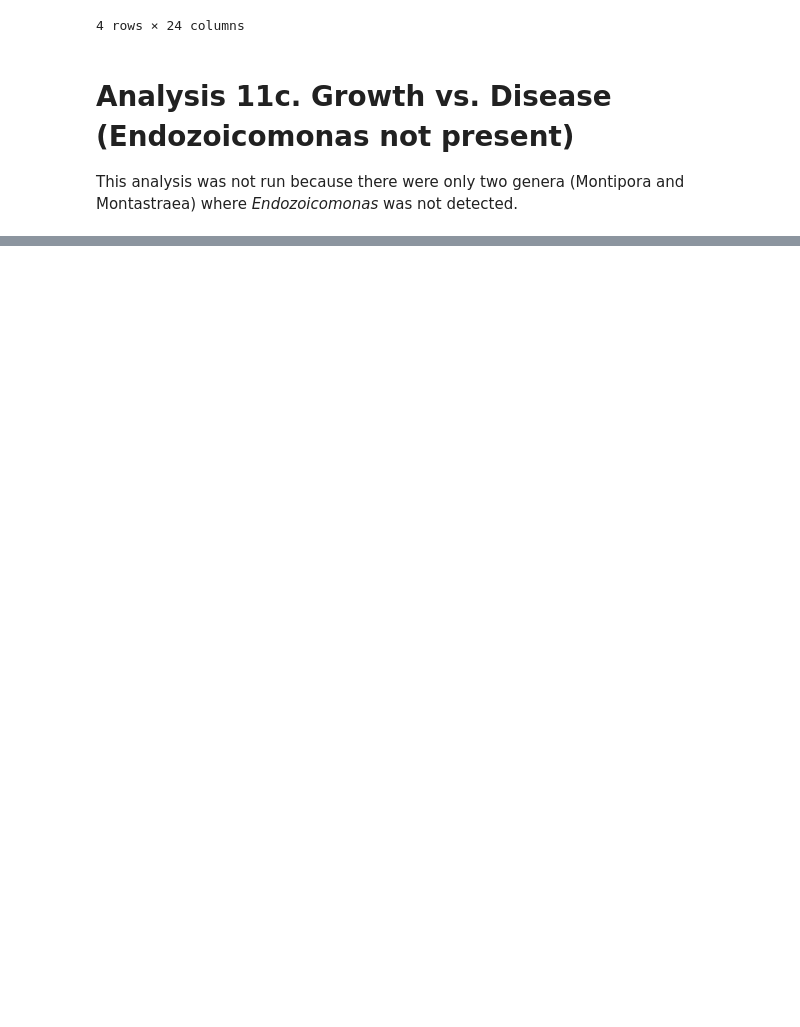
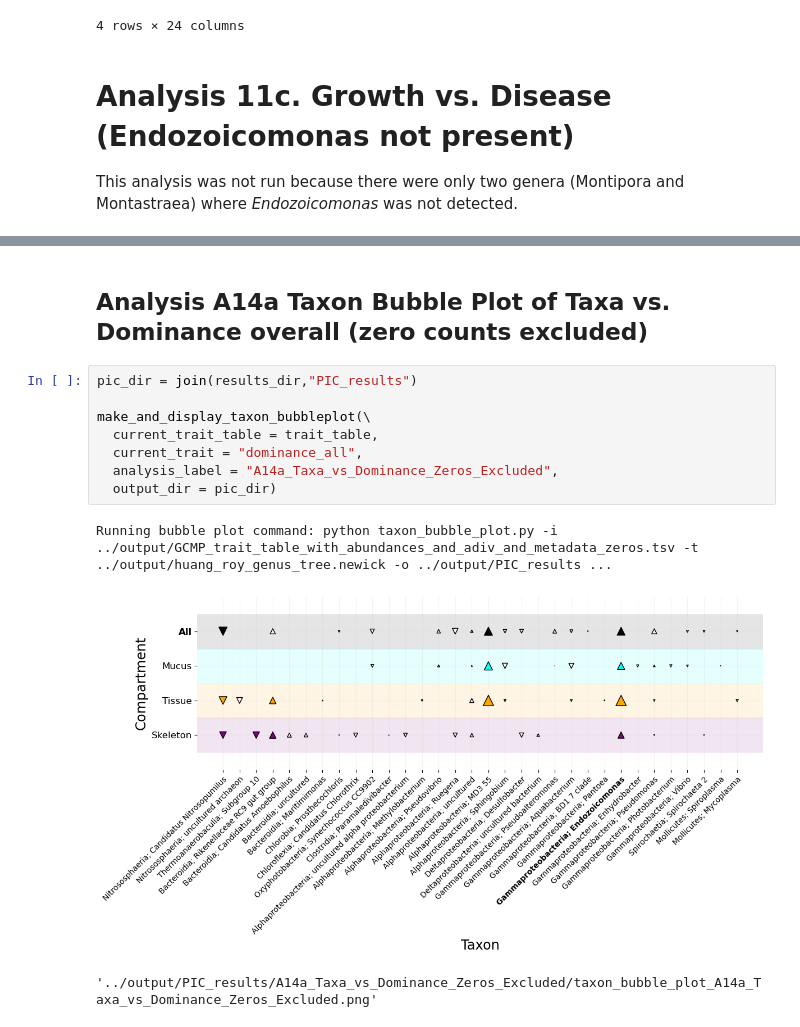
Before and after one commit to zaneveld/GCMP_Global_Disease, a Jupyter notebook: analysis/core_analysis/procedure/run_all_PICs.ipynb, the cells around one changed output, grey strips where cells are left out. Saved outputs shown, nothing was run; the diff lists cells and outputs as text; blank space fills up the shorter version.

Commit message:
Final minor changes to bubble plot code

```diff
--- a/analysis/core_analysis/procedure/run_all_PICs.ipynb
+++ b/analysis/core_analysis/procedure/run_all_PICs.ipynb
@@ -1472,0 +1473,14 @@ Running bubble plot command: python taxon_bubble_plot.py -i ../output/GCMP_trait
+# %% [markdown]
+## Analysis A14a Taxon Bubble Plot of Taxa vs. Dominance overall (zero counts excluded)
+# %%
+pic_dir = join(results_dir,"PIC_results")
+
+make_and_display_taxon_bubbleplot(\
+  current_trait_table = trait_table,
+  current_trait = "dominance_all",
+  analysis_label = "A14a_Taxa_vs_Dominance_Zeros_Excluded",
+  output_dir = pic_dir)
+# %% [output]
+Running bubble plot command: python taxon_bubble_plot.py -i ../output/GCMP_trait_table_with_abundances_and_adiv_and_metadata_zeros.tsv -t ../output/huang_roy_genus_tree.newick -o ../output/PIC_results ...
+[figure, added]
+'../output/PIC_results/A14a_Taxa_vs_Dominance_Zeros_Excluded/taxon_bubble_plot_A14a_Taxa_vs_Dominance_Zeros_Excluded.png'
```
Also changed, not shown: parts of 20 cells of this notebook, 1 other file.
